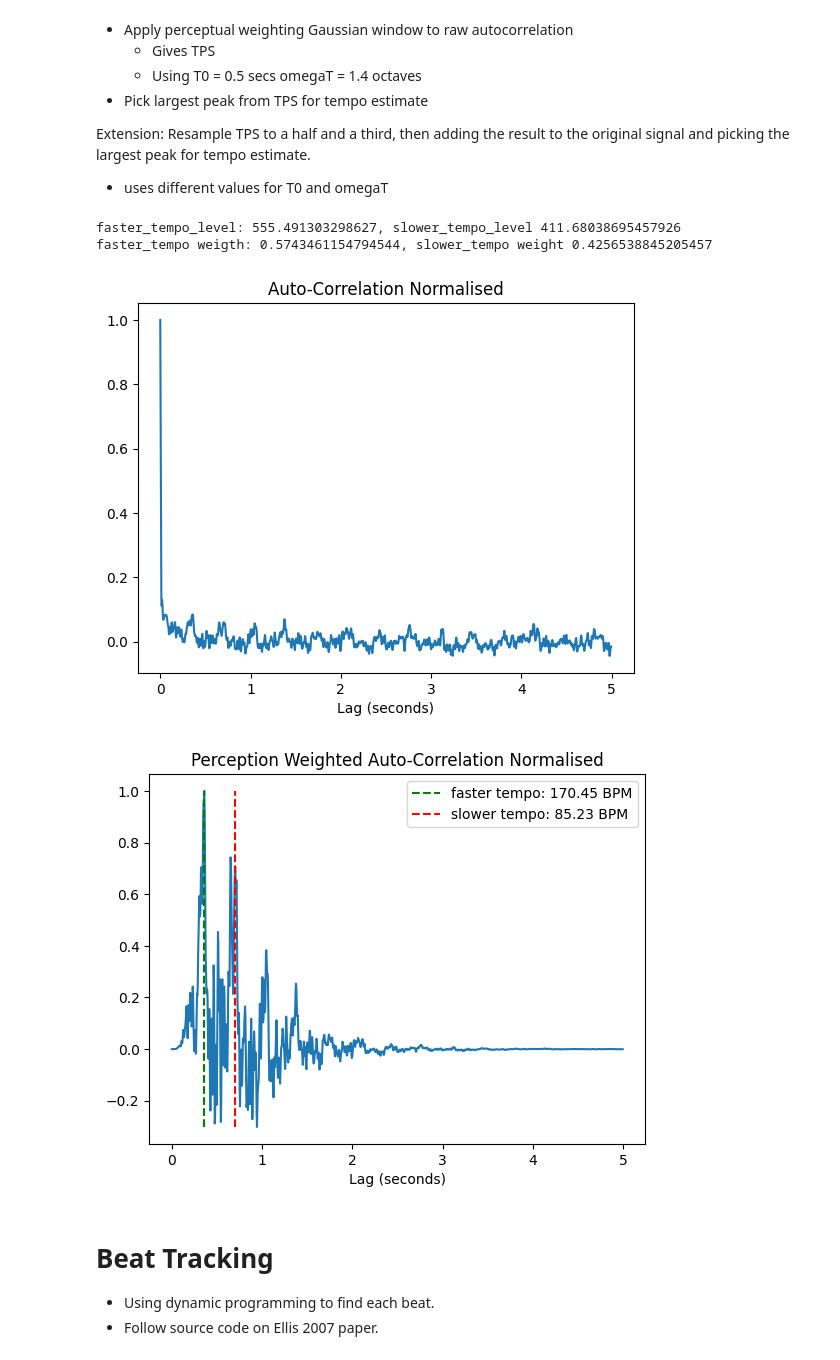
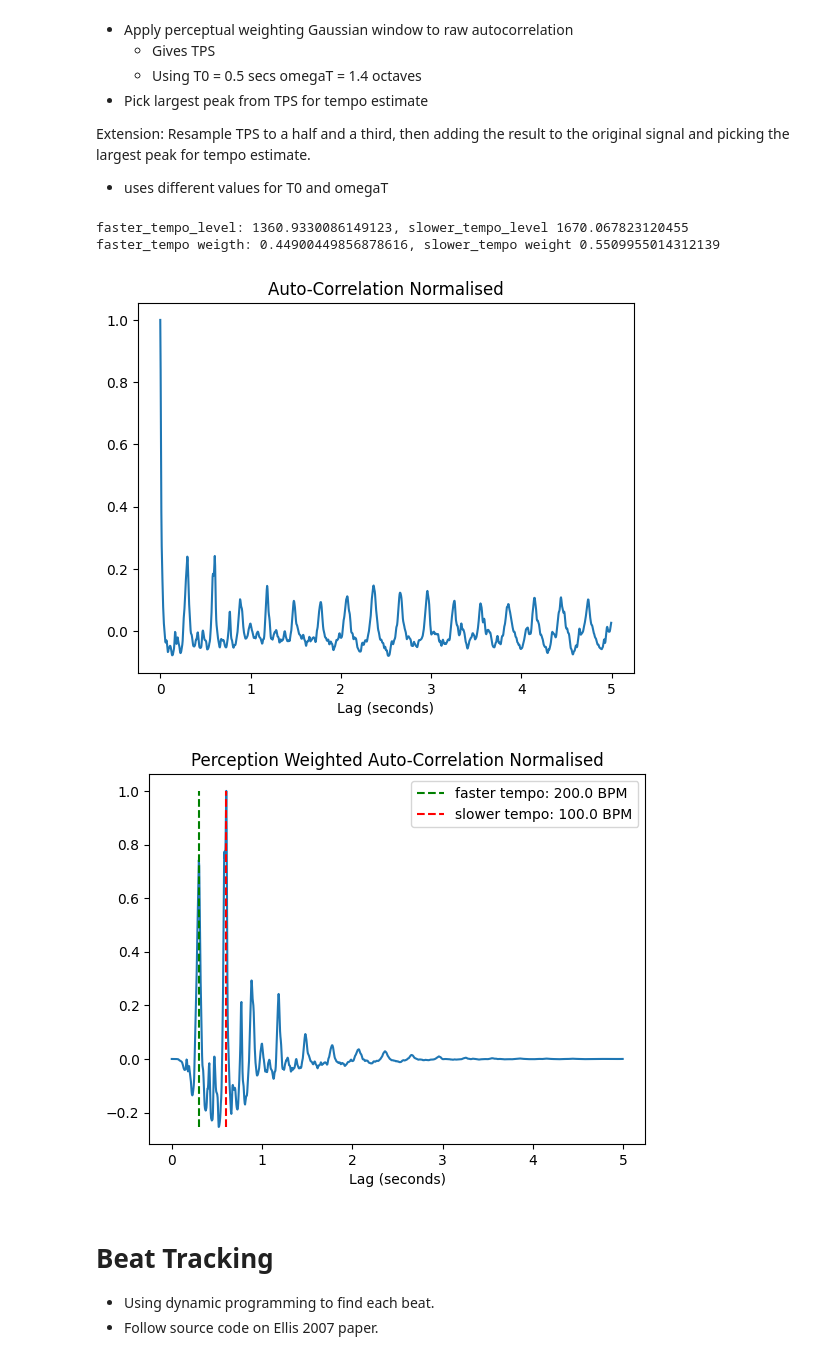
Before and after one commit to ruarim/beat_tracker, a Jupyter notebook: beat_tracker_dynamic.ipynb, the cells around one changed output. Saved outputs shown, nothing was run; the diff lists cells and outputs as text; code cells hidden in the pictures.

```diff
--- a/beat_tracker_dynamic.ipynb
+++ b/beat_tracker_dynamic.ipynb
@@ -19,12 +18,13 @@ Create data structure for each peice of audio.
 # data/BallroomData/Quickstep/Albums-Ballroom_Classics4-20.wav - 204 BPM
 # data/BallroomData/Quickstep/Albums-Chrisanne2-11.wav - 204 BPM
 # data/BallroomData/Tango/Media-105508.wav - 128 BPM
-# data/BallroomData/ChaChaCha/Albums-Cafe_Paradiso-08.wav -  124 Easy - BPM
+# data/BallroomData/ChaChaCha/Albums-Cafe_Paradiso-08.wav - Easy 124  - BPM
 # data/BallroomData/Rumba-American/Albums-GloriaEstefan_MiTierra-04.wav - 122 BPM
 # data/BallroomData/Waltz/Albums-Ballroom_Classics4-01.wav - Very hard - 87 BPM
+# data/BallroomData/Jive/Albums-Cafe_Paradiso-16.wav # Easy - 172 BPM
 
 # get file
-file_path = 'data/BallroomData/Waltz/Albums-Ballroom_Classics4-01.wav'
+file_path = 'data/BallroomData/Quickstep/Albums-Ballroom_Classics4-20.wav'
 
 # resample rate - based on method of ellis 2007
 resample_rate = 8000
@@ -138,6 +138,7 @@ Extension:
 Resample TPS to a half and a third, then adding the result to the original signal and picking the largest peak for tempo estimate.
 - uses different values for T0 and omegaT
 # %%
+
 def plot_auto_c(auto_c, tps, faster_tempo, slower_tempo, sr, hop_length):
     # calculate bpm for plot
     tempo_1_bpm = round(60 * sr / (faster_tempo * hop_length), 2)
@@ -217,42 +218,42 @@ def estimate_tempo(odf, sr, hop_sec, max_lag_s=5, show=True):
     # apply perceptual weightinig get tempo period strengths
     tps = perceptual_weighting(lags_seconds) * auto_c
 
     # # calculate secondary bpm
     # # two further functions are calculated by resampling T P S to one-half and one-third,
     # # respectively, of its original length, adding this to the original T P S,
     # # then choosing the largest peak across both these sequences - ellis 2007
     faster_tempo_frame, slower_tempo_frame = secondary_tempo(tps)
 
     # Relative weights of the two levels are again taken from the relative peak heights
     # at the two period estimates in the original T P S. This approach finds the tempo that maximizes
     # the sum of the T P S values at both metrical levels
     faster_tempo_level = tps[faster_tempo_frame]
     slower_tempo_level = tps[slower_tempo_frame]
 
     faster_tempo_weight = faster_tempo_level / (faster_tempo_level + slower_tempo_level)
     slower_tempo_weight = slower_tempo_level / (faster_tempo_level + slower_tempo_level)
 
     # Prefer the faster tempo unless the the slower is significantly similar in weight
     # Example decision rule - try with and without treshhold
-    if faster_tempo_weight > slower_tempo_weight: #* threshold_ratio:
-        tempo = faster_tempo_frame
-    else:
-        tempo = slower_tempo_frame
+    # if faster_tempo_weight > slower_tempo_weight: #* threshold_ratio:
+    #     tempo = faster_tempo_frame
+    # else:
+    #     tempo = slower_tempo_frame
 
     print("faster_tempo_level: {}, slower_tempo_level {}".format(faster_tempo_level, slower_tempo_level))
     print("faster_tempo weigth: {}, slower_tempo weight {}".format(faster_tempo_weight, slower_tempo_weight))
 
 
     if(show): plot_auto_c(auto_c, tps, faster_tempo_frame, slower_tempo_frame, sr, hop_length)
 
-    return tempo
+    return faster_tempo_frame
 
 tempo_estimate = estimate_tempo(ose, sr, hop_sec)
 # %% [output]
-faster_tempo_level: 555.491303298627, slower_tempo_level 411.68038695457926
-faster_tempo weigth: 0.5743461154794544, slower_tempo weight 0.4256538845205457
+faster_tempo_level: 1360.9330086149123, slower_tempo_level 1670.067823120455
+faster_tempo weigth: 0.44900449856878616, slower_tempo weight 0.5509955014312139
-[figure, old version]
+[figure, new version]
-[figure, old version]
+[figure, new version]
 # %% [markdown]
 # Beat Tracking
 - Using dynamic programming to find each beat.
```
Also changed, not shown: parts of 3 cells of this notebook.
